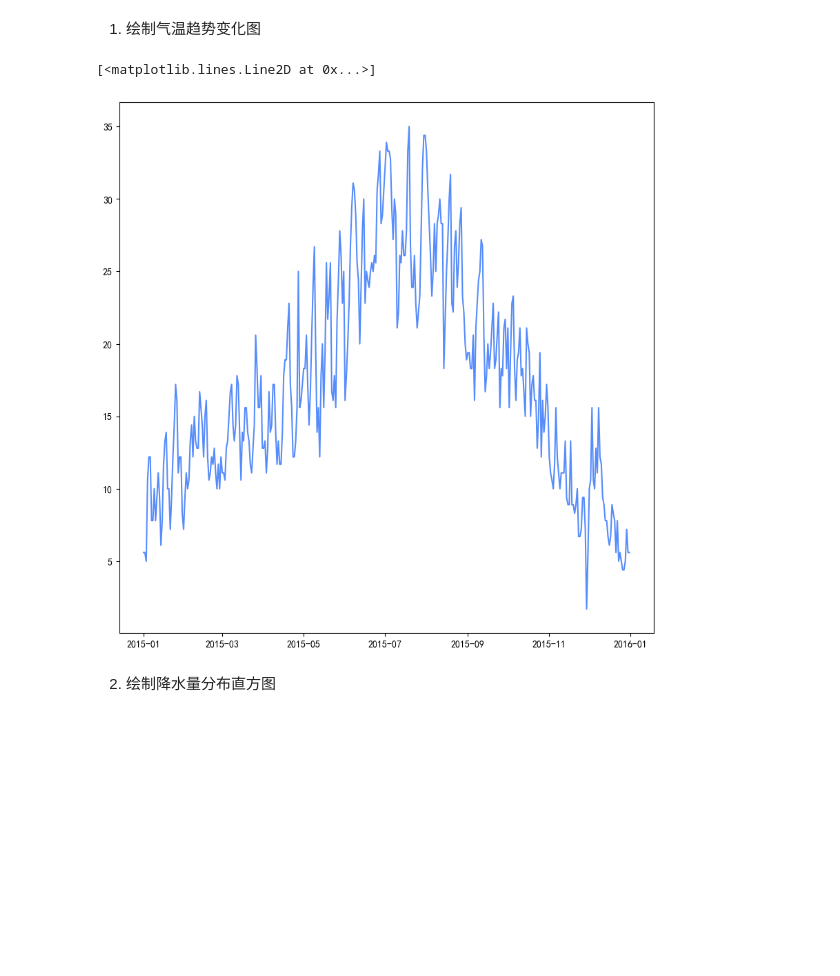
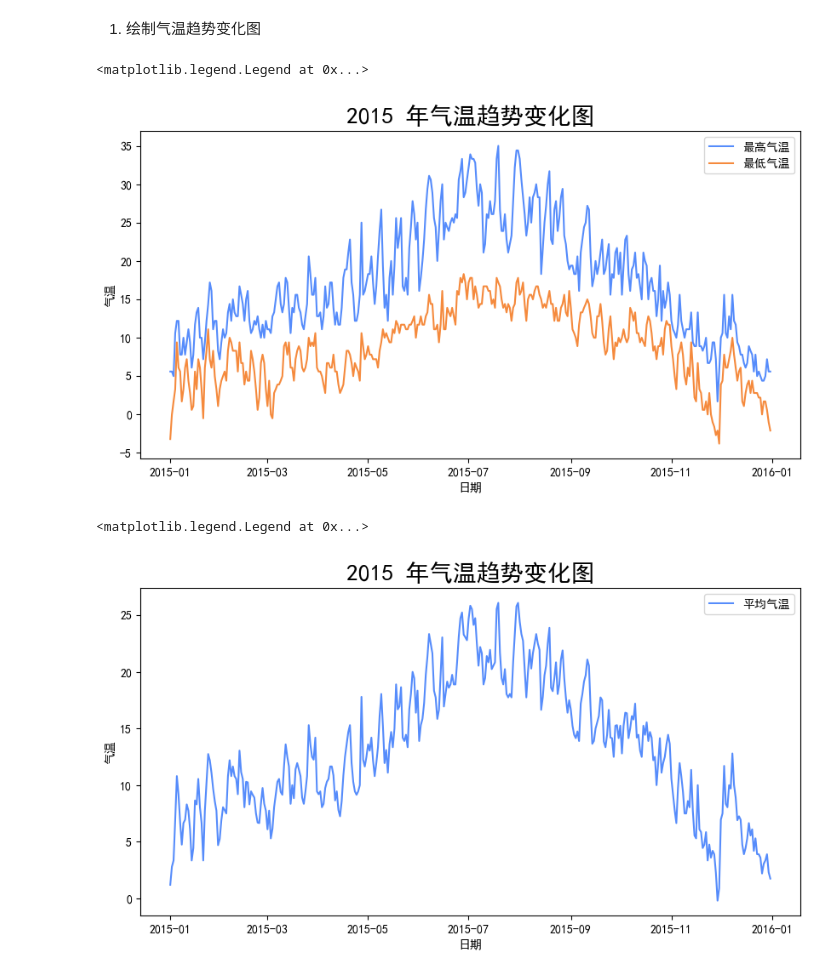
Before and after one commit to zimiao-dev/Python-Data-Analysis-Learning, a Jupyter notebook: 04_data_visualization/matplotlib_case.ipynb, the cells around one changed output. Cells and saved outputs as stored; diff of their text form; code cells hidden in the pictures; blank space fills up the shorter version.

Commit message:
update matplotlib cases

```diff
--- a/04_data_visualization/matplotlib_case.ipynb
+++ b/04_data_visualization/matplotlib_case.ipynb
@@ -6,9 +6,13 @@
 # 导入所需的库
 import pandas as pd
 import matplotlib.pyplot as plt
-from matplotlib import rcParams
 
-rcParams['font.sans-serif'] = 'SimHei'
+# 设置中文字体
+plt.rcParams['font.sans-serif'] = ['SimHei']
+
+# 解决负号显示问题
+plt.rcParams['axes.unicode_minus'] = False
+# print(plt.rcParams)
 # %%
 # 导入数据
 df = pd.read_csv('../data/weather.csv')
@@ -31,13 +28,39 @@ df
 1. 绘制气温趋势变化图
 # %%
 df['date'] = pd.to_datetime(df['date'])
-df = df[df['date'].dt.year == 2015] # 筛选出 2015 年的数据
 
-plt.figure(figsize=(10, 10))
+# 筛选出 2015 年的数据，并创建独立副本
+df_2015 = df.loc[df['date'].dt.year == 2015].copy()
+# df_2015.info()
 
-plt.plot(df['date'], df['temp_max'])
+plt.figure(figsize=(10, 5))
+
+plt.plot(df_2015['date'], df_2015['temp_max'], label='最高气温')
+plt.plot(df_2015['date'], df_2015['temp_min'], label='最低气温')
+
+plt.title('2015 年气温趋势变化图', fontsize=20)
+
+plt.xlabel('日期', fontsize=10)
+plt.ylabel('气温', fontsize=10)
+
+plt.legend(loc='upper right')
 # %% [output]
-[<matplotlib.lines.Line2D at 0x...>]
+<matplotlib.legend.Legend at 0x...>
-[figure, old version]
+[figure, new version]
-# %% [markdown]
-2. 绘制降水量分布直方图
+# %%
+df_2015['temp_mean'] = (df['temp_max'] + df['temp_min']) / 2
+# display(df_2015)
+
+plt.figure(figsize=(10, 5))
+
+plt.plot(df_2015['date'], df_2015['temp_mean'], label='平均气温')
+
+plt.title('2015 年气温趋势变化图', fontsize=20)
+
+plt.xlabel('日期', fontsize=10)
+plt.ylabel('气温', fontsize=10)
+
+plt.legend(loc='upper right')
+# %% [output]
+<matplotlib.legend.Legend at 0x...>
+[figure, added]
```
Also changed, not shown: parts of 3 cells of this notebook.
